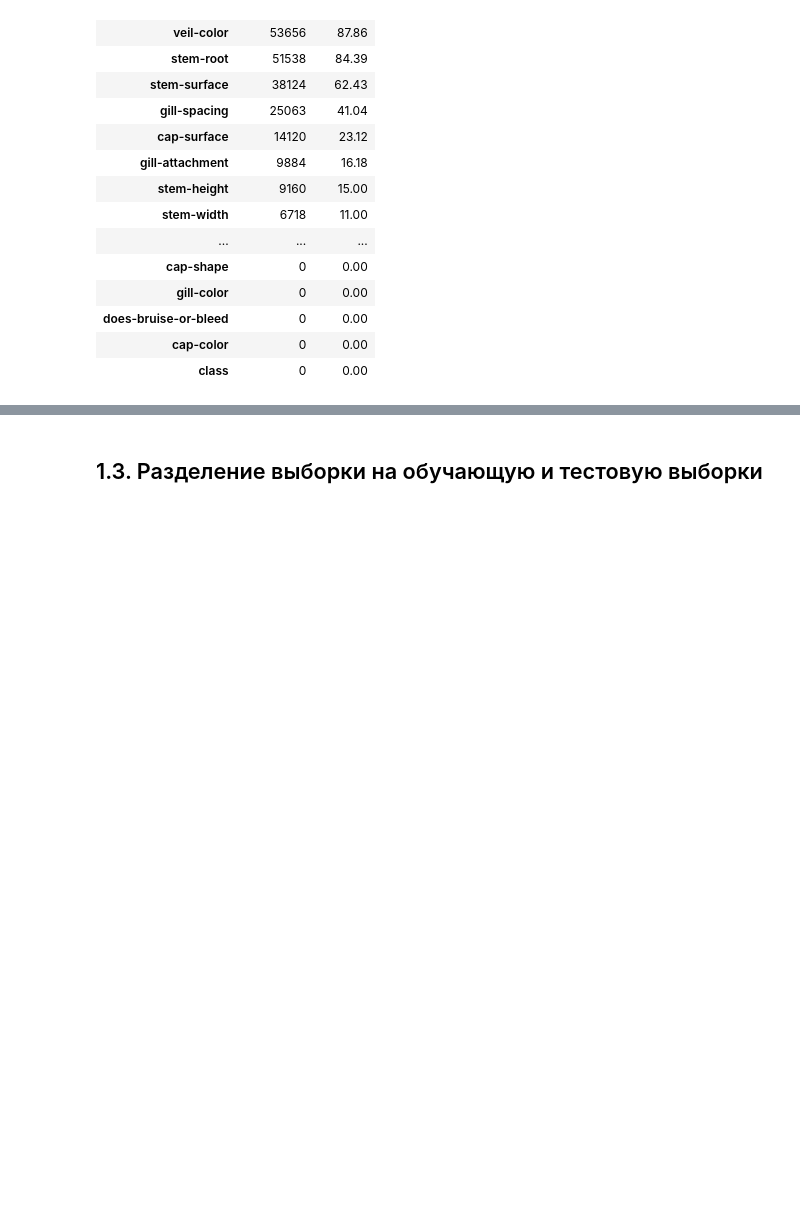
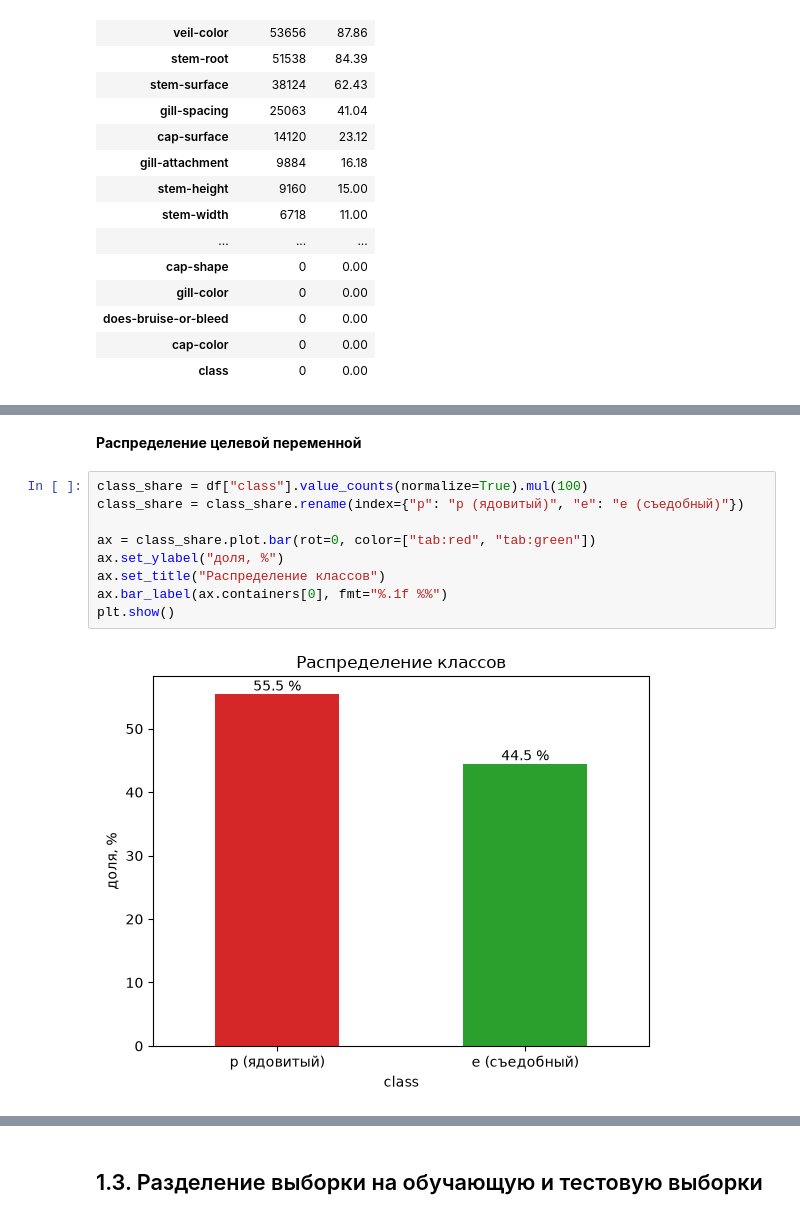
Before and after one commit to terracodum/Pracs5, a Jupyter notebook: warcraft.ipynb, the cells around one changed output, grey strips where cells are left out. Saved outputs shown, nothing was run; the diff lists cells and outputs as text; blank space fills up the shorter version.

```diff
--- a/warcraft.ipynb
+++ b/warcraft.ipynb
@@ -169,0 +357,13 @@ pd.DataFrame({
+# %% [markdown]
+**Распределение целевой переменной**
+# %%
+class_share = df["class"].value_counts(normalize=True).mul(100)
+class_share = class_share.rename(index={"p": "p (ядовитый)", "e": "e (съедобный)"})
+
+ax = class_share.plot.bar(rot=0, color=["tab:red", "tab:green"])
+ax.set_ylabel("доля, %")
+ax.set_title("Распределение классов")
+ax.bar_label(ax.containers[0], fmt="%.1f %%")
+plt.show()
+# %% [output]
+[figure, added]
```
Also changed, not shown: parts of 33 cells of this notebook, 1 other file.
